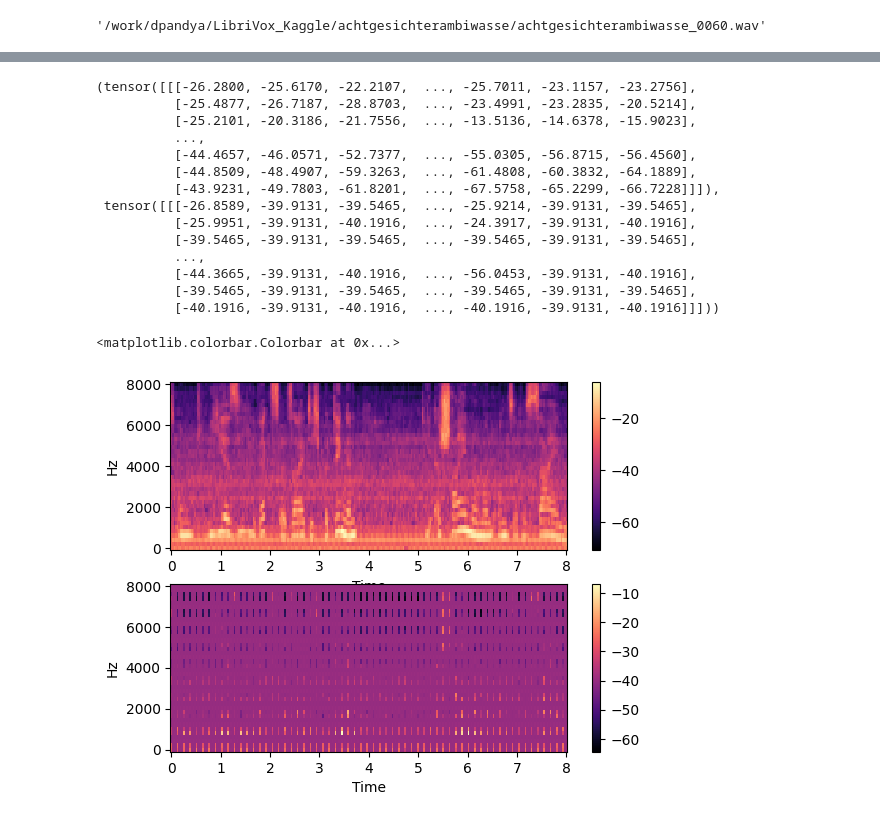
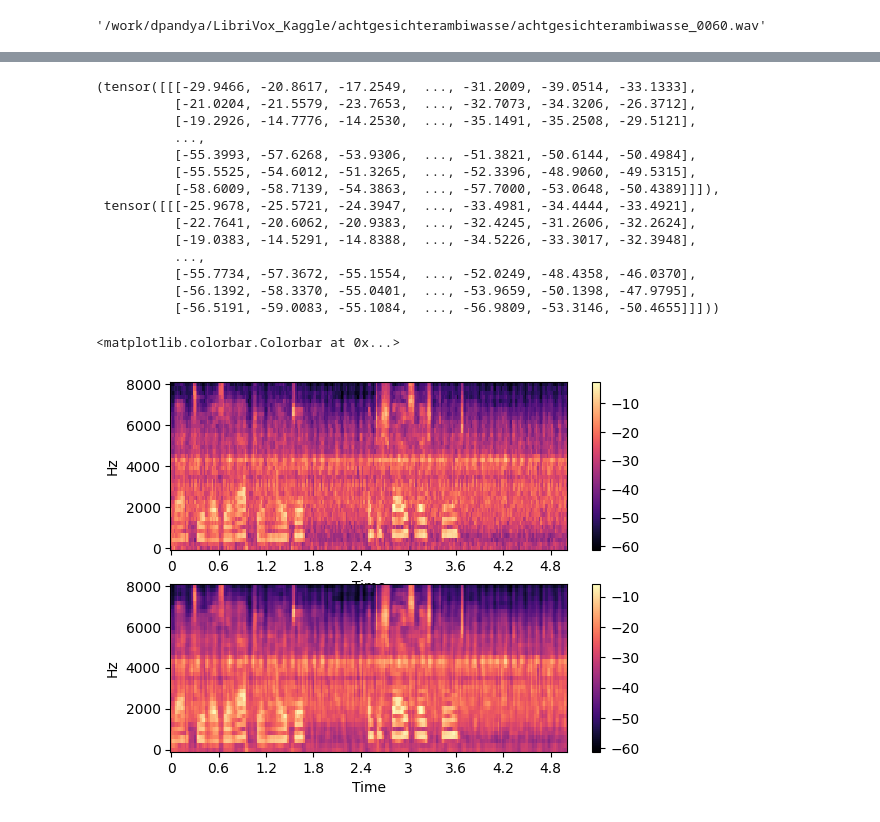
Before and after one commit to darshitttt/spec_based_AE, a Jupyter notebook: AEmodel_Train.ipynb, the cells around one changed output, grey strips where cells are left out. Saved outputs shown, nothing was run; the diff lists cells and outputs as text; code cells hidden in the pictures.

```diff
--- a/AEmodel_Train.ipynb
+++ b/AEmodel_Train.ipynb
@@ -95,19 +95,22 @@ class logMelAE(nn.Module):
         )
 
         self.decoder = nn.Sequential(
-            nn.ConvTranspose2d(16, 32, kernel_size=(1,1), stride=2, output_padding=1),
+            nn.ConvTranspose2d(16, 32, kernel_size=(3), stride=1, padding=1),
             nn.LeakyReLU(),
 
-            nn.ConvTranspose2d(32, 64, kernel_size=(2,1), stride=2),
+            nn.ConvTranspose2d(32, 64, kernel_size=(3), stride=1, padding=1),
             nn.LeakyReLU(),
 
-            nn.ConvTranspose2d(64, 128, kernel_size=(1,1)),
+            nn.ConvTranspose2d(64, 128, kernel_size=(3), stride=1, padding=1),
             nn.LeakyReLU(),
 
-            nn.ConvTranspose2d(128, 256, kernel_size=(1,1)),
+            nn.ConvTranspose2d(128, 256, kernel_size=(3), stride=1, padding=1),
             nn.LeakyReLU(),
 
-            nn.ConvTranspose2d(256, 1, kernel_size=(1,1)),
+            nn.ConvTranspose2d(256, 512, kernel_size=(3), stride=2, padding=1, output_padding=1),
+            nn.LeakyReLU(),
+
+            nn.ConvTranspose2d(512, 1, kernel_size=(3,2), stride=2, padding=1, output_padding=1),
             nn.LeakyReLU()
         )
 
@@ -170,6 +176,7 @@ loss_fn = nn.L1Loss()
 optimizer = torch.optim.Adam(autoEncoder.parameters(), lr=0.001)
 # %%
 import statistics
+autoEncoder = autoEncoder.to(device)
 epochs = 10
 
 for epoch in range(0,epochs):
@@ -213,30 +220,35 @@ with torch.inference_mode():
 
 featsEval, y_feats
 # %% [output]
-(tensor([[[-26.2800, -25.6170, -22.2107,  ..., -25.7011, -23.1157, -23.2756],
-          [-25.4877, -26.7187, -28.8703,  ..., -23.4991, -23.2835, -20.5214],
-          [-25.2101, -20.3186, -21.7556,  ..., -13.5136, -14.6378, -15.9023],
+(tensor([[[-29.9466, -20.8617, -17.2549,  ..., -31.2009, -39.0514, -33.1333],
+          [-21.0204, -21.5579, -23.7653,  ..., -32.7073, -34.3206, -26.3712],
+          [-19.2926, -14.7776, -14.2530,  ..., -35.1491, -35.2508, -29.5121],
           ...,
-          [-44.4657, -46.0571, -52.7377,  ..., -55.0305, -56.8715, -56.4560],
-          [-44.8509, -48.4907, -59.3263,  ..., -61.4808, -60.3832, -64.1889],
-          [-43.9231, -49.7803, -61.8201,  ..., -67.5758, -65.2299, -66.7228]]]),
- tensor([[[-26.8589, -39.9131, -39.5465,  ..., -25.9214, -39.9131, -39.5465],
-          [-25.9951, -39.9131, -40.1916,  ..., -24.3917, -39.9131, -40.1916],
-          [-39.5465, -39.9131, -39.5465,  ..., -39.5465, -39.9131, -39.5465],
+          [-55.3993, -57.6268, -53.9306,  ..., -51.3821, -50.6144, -50.4984],
+          [-55.5525, -54.6012, -51.3265,  ..., -52.3396, -48.9060, -49.5315],
+          [-58.6009, -58.7139, -54.3863,  ..., -57.7000, -53.0648, -50.4389]]]),
+ tensor([[[-25.9678, -25.5721, -24.3947,  ..., -33.4981, -34.4444, -33.4921],
+          [-22.7641, -20.6062, -20.9383,  ..., -32.4245, -31.2606, -32.2624],
+          [-19.0383, -14.5291, -14.8388,  ..., -34.5226, -33.3017, -32.3948],
           ...,
-          [-44.3665, -39.9131, -40.1916,  ..., -56.0453, -39.9131, -40.1916],
-          [-39.5465, -39.9131, -39.5465,  ..., -39.5465, -39.9131, -39.5465],
-          [-40.1916, -39.9131, -40.1916,  ..., -40.1916, -39.9131, -40.1916]]]))
+          [-55.7734, -57.3672, -55.1554,  ..., -52.0249, -48.4358, -46.0370],
+          [-56.1392, -58.3370, -55.0401,  ..., -53.9659, -50.1398, -47.9795],
+          [-56.5191, -59.0083, -55.1084,  ..., -56.9809, -53.3146, -50.4655]]]))
 # %%
 import librosa
 import matplotlib.pyplot as plt
 
+SAMPLE_RATE = 16000
+N_MELS = 40
+N_FFT = int(SAMPLE_RATE * 0.04)
+HOP_LEN = int(SAMPLE_RATE * 0.02)
+
 plt.subplot(2,1,1)
-librosa.display.specshow(featsEval.squeeze().numpy(), sr=16000, x_axis='time', y_axis='linear')
+librosa.display.specshow(featsEval.squeeze().numpy(), sr=16000, hop_length=HOP_LEN, x_axis='time', y_axis='linear')
 plt.colorbar()
 plt.subplot(2,1,2)
-librosa.display.specshow(y_feats.squeeze().numpy(), sr=16000, x_axis='time', y_axis='linear')
+librosa.display.specshow(y_feats.squeeze().numpy(), sr=16000, hop_length=HOP_LEN, x_axis='time', y_axis='linear')
 plt.colorbar()
 # %% [output]
 <matplotlib.colorbar.Colorbar at 0x...>
-[figure, old version]
+[figure, new version]
```
Also changed, not shown: parts of 3 cells of this notebook, 2 other files.
